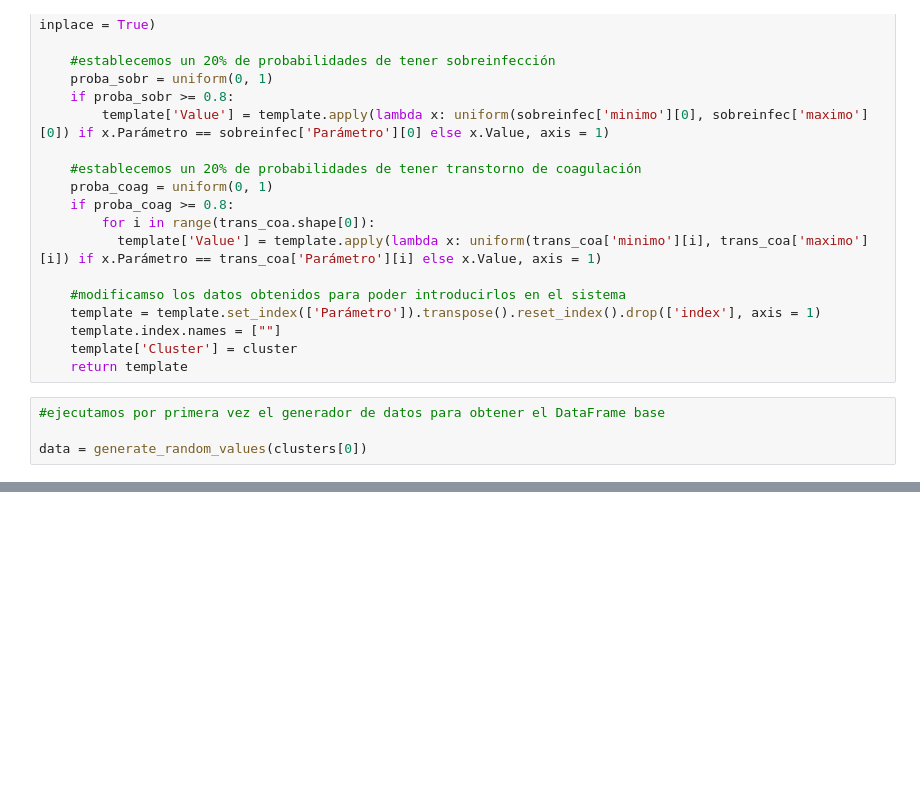
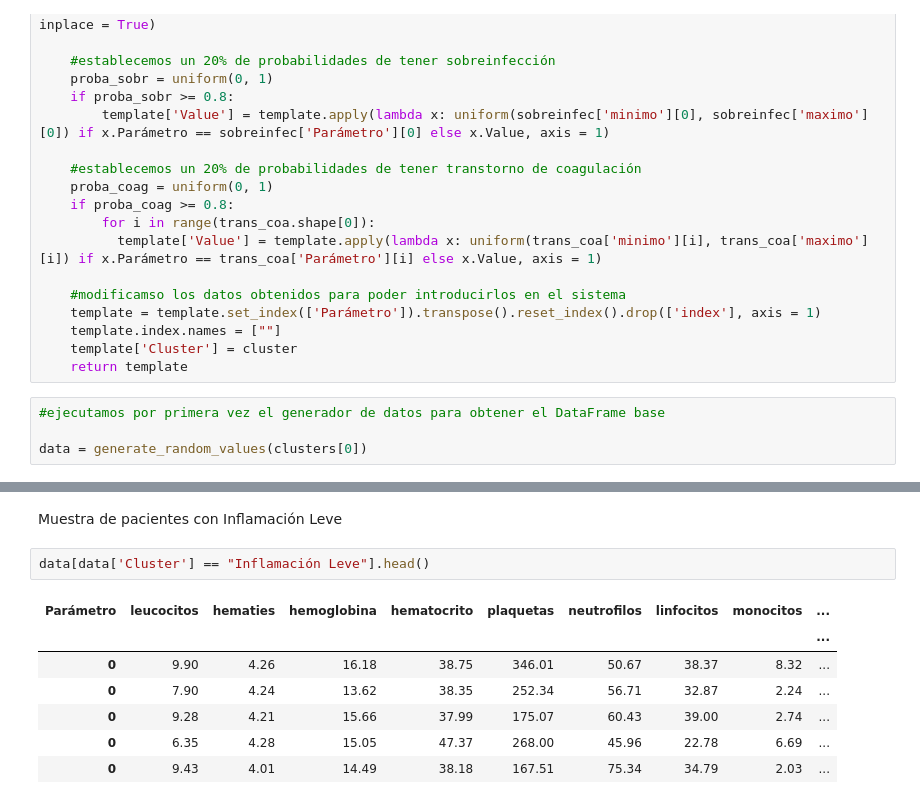
Before and after one commit to diegoalvzfdez/COVID-Study, a Jupyter notebook: src/notebook/generate_random_data.ipynb, the cells around one changed output, grey strips where cells are left out. Cells and saved outputs as stored; diff of their text form; blank space fills up the shorter version.

```diff
--- a/src/notebook/generate_random_data.ipynb
+++ b/src/notebook/generate_random_data.ipynb
@@ -106,0 +122,12 @@ data
+# %% [markdown]
+Muestra de pacientes con Inflamación Leve
+# %%
+data[data['Cluster'] == "Inflamación Leve"].head()
+# %% [output]
+| Parámetro | leucocitos | hematies | hemoglobina | hematocrito | plaquetas | neutrofilos | linfocitos | monocitos | ... |
+|  |  |  |  |  |  |  |  |  | ... |
+| 0 | 9.90 | 4.26 | 16.18 | 38.75 | 346.01 | 50.67 | 38.37 | 8.32 | ... |
+| 0 | 7.90 | 4.24 | 13.62 | 38.35 | 252.34 | 56.71 | 32.87 | 2.24 | ... |
+| 0 | 9.28 | 4.21 | 15.66 | 37.99 | 175.07 | 60.43 | 39.00 | 2.74 | ... |
+| 0 | 6.35 | 4.28 | 15.05 | 47.37 | 268.00 | 45.96 | 22.78 | 6.69 | ... |
+| 0 | 9.43 | 4.01 | 14.49 | 38.18 | 167.51 | 75.34 | 34.79 | 2.03 | ... |
```
Also changed, not shown: parts of 8 cells of this notebook.
